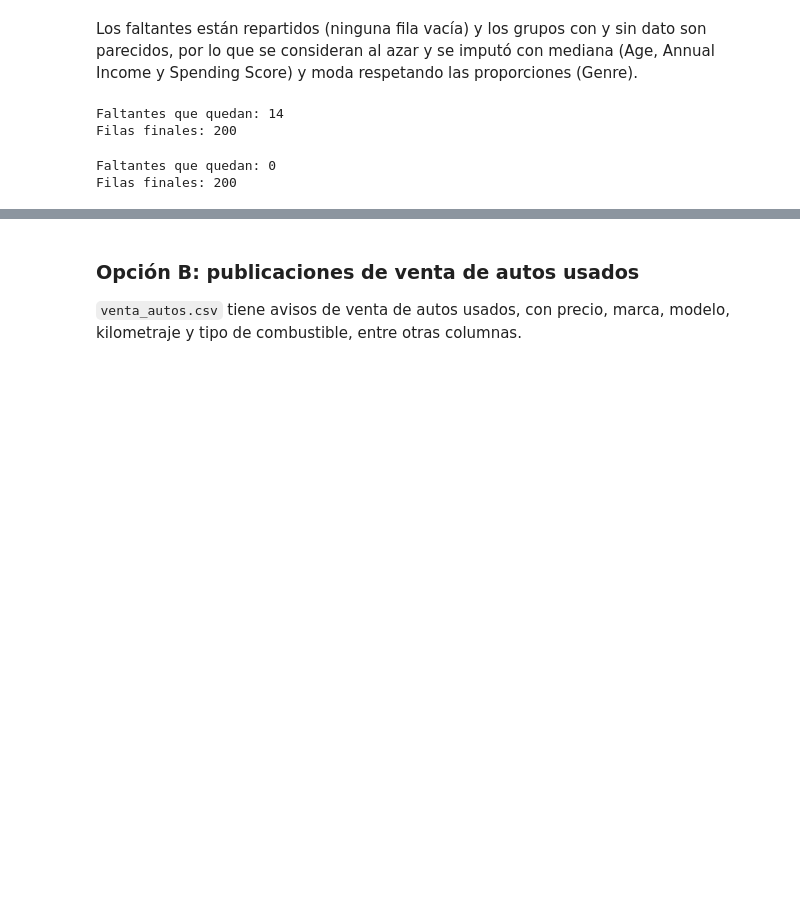
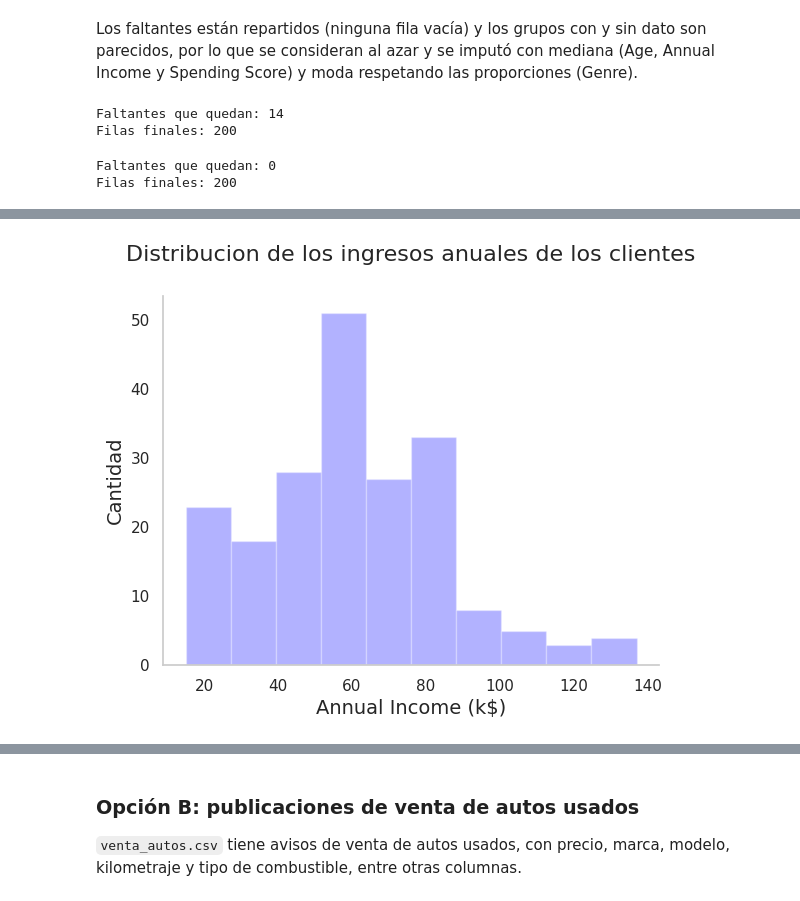
Before and after one commit to EmiiFernandez/actividades_data_sciente_ypf, a Jupyter notebook: notebook/C11_Notebook-15.ipynb, the cells around one changed output, grey strips where cells are left out. Saved outputs shown, nothing was run; the diff lists cells and outputs as text; code cells hidden in the pictures; blank space fills up the shorter version.

```diff
--- a/notebook/C11_Notebook-15.ipynb
+++ b/notebook/C11_Notebook-15.ipynb
@@ -668,0 +678,13 @@ pd.concat([clientes.describe(), clientes_limpio.describe()],
+# %%
+# Grafico Annual Income (k$)
+plt.figure()
+plt.hist(clientes_limpio['Annual Income (k$)'].dropna(), bins=10, color="blue", alpha=0.3)
+plt.ylabel("Cantidad", size=14)
+plt.xlabel("Annual Income (k$)", size=14)
+plt.title("Distribucion de los ingresos anuales de los clientes", size=16, pad=25)
+plt.gca().spines["top"].set_visible(False)
+plt.gca().spines["right"].set_visible(False)
+plt.grid(False)
+plt.show()
+# %% [output]
+[figure, added]
```
Also changed, not shown: parts of 8 cells of this notebook.
